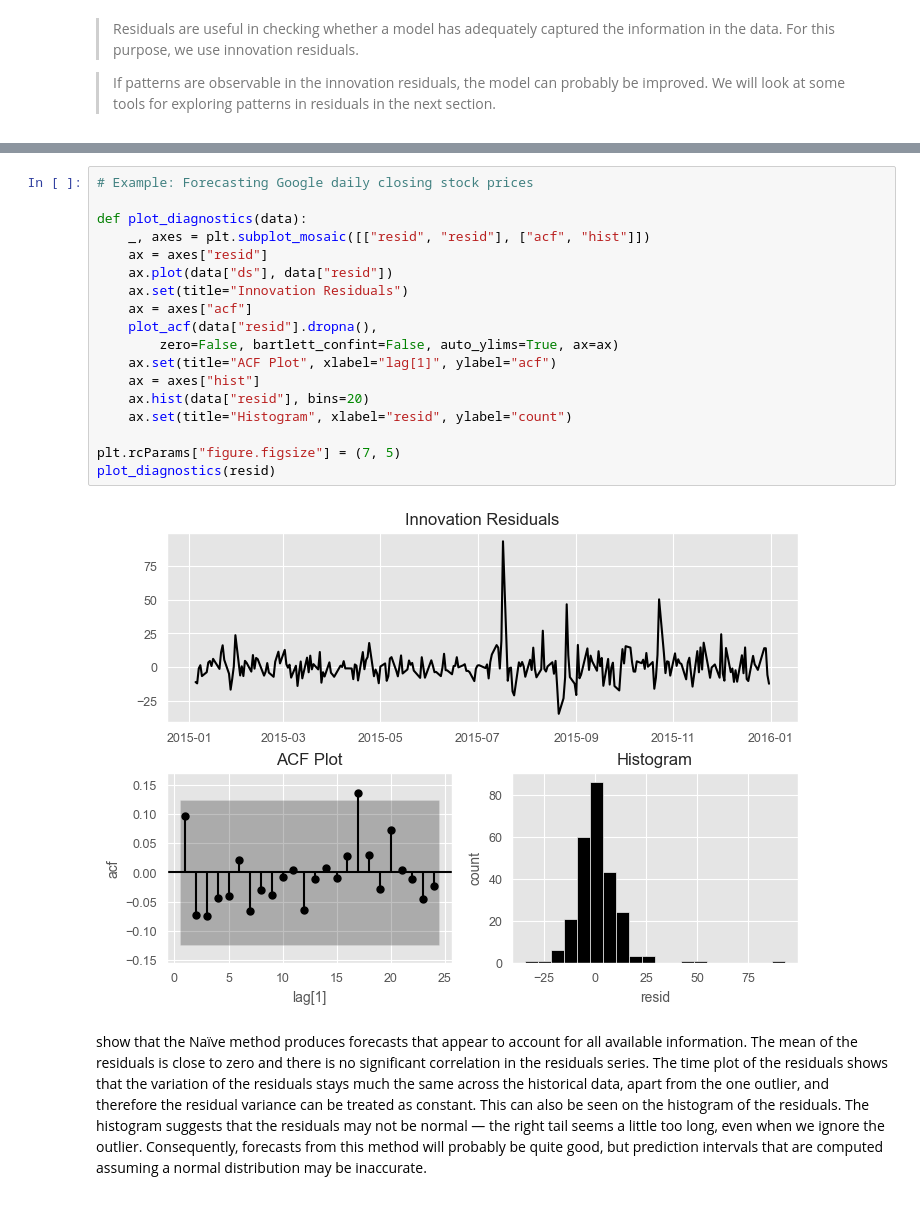
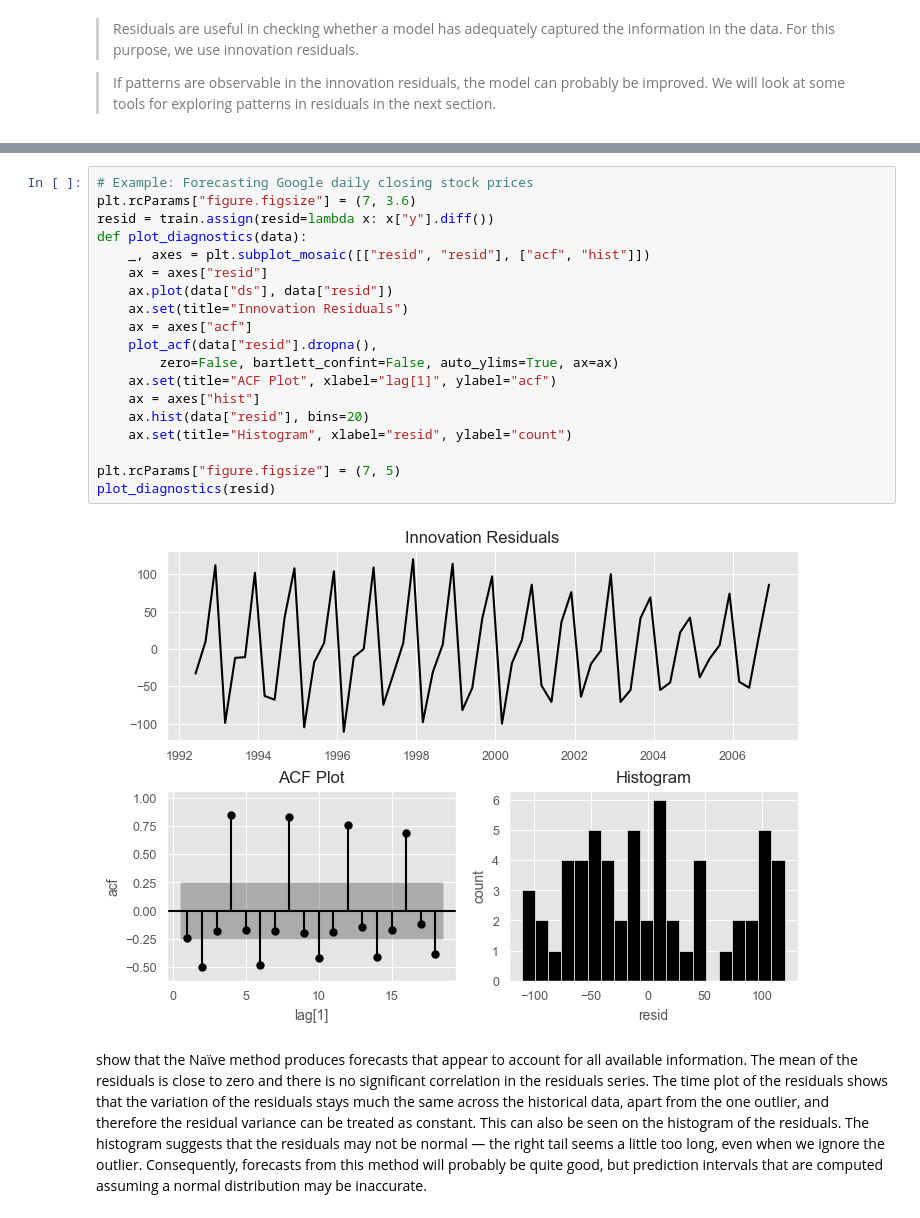
Before and after one commit to Le-Phu-Family/-Time-Series-Analysis-and-Forecasting-methods-, a Jupyter notebook: notebooks/Chapter 5 - The forecaster’s toolbox/Chapter 5 - The forecaster’s toolbox.ipynb, the cells around one changed output, grey strips where cells are left out. Cells and saved outputs as stored; diff of their text form.

```diff
--- a/notebooks/Chapter 5 - The forecaster’s toolbox/Chapter 5 - The forecaster’s toolbox.ipynb
+++ b/notebooks/Chapter 5 - The forecaster’s toolbox/Chapter 5 - The forecaster’s toolbox.ipynb
@@ -327,24 +335,25 @@ It is also useful (though not strictly necessary) for residuals to have two addi
 *Note: These two properties make calculating prediction intervals much easier, but failing them doesn't necessarily mean the forecast method can be improved.*
 # %%
 # Example: Forecasting Google daily closing stock prices
-
+plt.rcParams["figure.figsize"] = (7, 3.6)
+resid = train.assign(resid=lambda x: x["y"].diff())
 def plot_diagnostics(data):
     _, axes = plt.subplot_mosaic([["resid", "resid"], ["acf", "hist"]])
     ax = axes["resid"]
     ax.plot(data["ds"], data["resid"])
     ax.set(title="Innovation Residuals")
     ax = axes["acf"]
     plot_acf(data["resid"].dropna(),
         zero=False, bartlett_confint=False, auto_ylims=True, ax=ax)
     ax.set(title="ACF Plot", xlabel="lag[1]", ylabel="acf")
     ax = axes["hist"]
     ax.hist(data["resid"], bins=20)
     ax.set(title="Histogram", xlabel="resid", ylabel="count")
 
 plt.rcParams["figure.figsize"] = (7, 5)
 plot_diagnostics(resid)
 # %% [output]
-[figure, old version]
+[figure, new version]
 # %% [markdown]
  show that the Naïve method produces forecasts that appear to account for all available information. The mean of the residuals is close to zero and there is no significant correlation in the residuals series. The time plot of the residuals shows that the variation of the residuals stays much the same across the historical data, apart from the one outlier, and therefore the residual variance can be treated as constant. This can also be seen on the histogram of the residuals. The histogram suggests that the residuals may not be normal — the right tail seems a little too long, even when we ignore the outlier. Consequently, forecasts from this method will probably be quite good, but prediction intervals that are computed assuming a normal distribution may be inaccurate.
 # %% [markdown]
```
Also changed, not shown: parts of 40 cells of this notebook, 1 other file.
